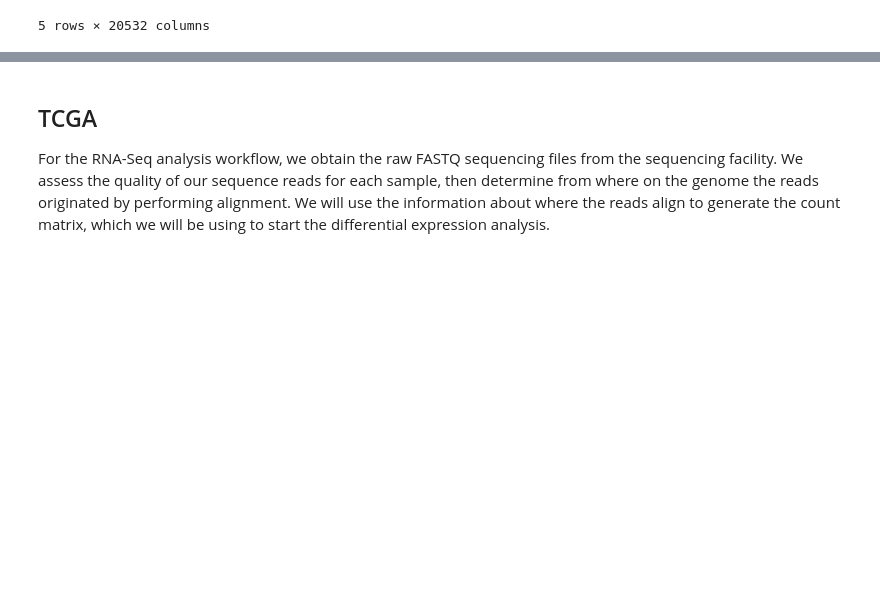
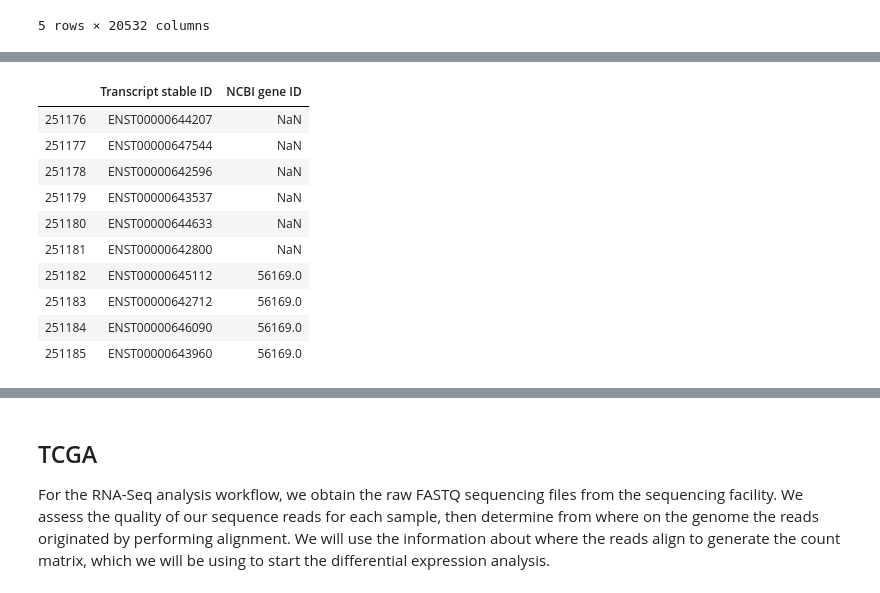
Before and after one commit to sohilsshah91/hacknights, a Jupyter notebook: tcga-lihc/1.1-hacknight-tcga-eda.ipynb, the cells around one changed output, grey strips where cells are left out. Saved outputs shown, nothing was run; the diff lists cells and outputs as text; code cells hidden in the pictures; blank space fills up the shorter version.

```diff
--- a/tcga-lihc/1.1-hacknight-tcga-eda.ipynb
+++ b/tcga-lihc/1.1-hacknight-tcga-eda.ipynb
@@ -52,0 +112,15 @@ Length: 20531, dtype: object
+# %%
+ensmbl_entrez_gene_ids = dataset.query(attributes=['ensembl_transcript_id', 'entrezgene_id'])
+ensmbl_entrez_gene_ids.tail(10)
+# %% [output]
+|  | Transcript stable ID | NCBI gene ID |
+| 251176 | ENST00000644207 | NaN |
+| 251177 | ENST00000647544 | NaN |
+| 251178 | ENST00000642596 | NaN |
+| 251179 | ENST00000643537 | NaN |
+| 251180 | ENST00000644633 | NaN |
+| 251181 | ENST00000642800 | NaN |
+| 251182 | ENST00000645112 | 56169.0 |
+| 251183 | ENST00000642712 | 56169.0 |
+| 251184 | ENST00000646090 | 56169.0 |
+| 251185 | ENST00000643960 | 56169.0 |
```
Also changed, not shown: parts of 28 cells of this notebook.
